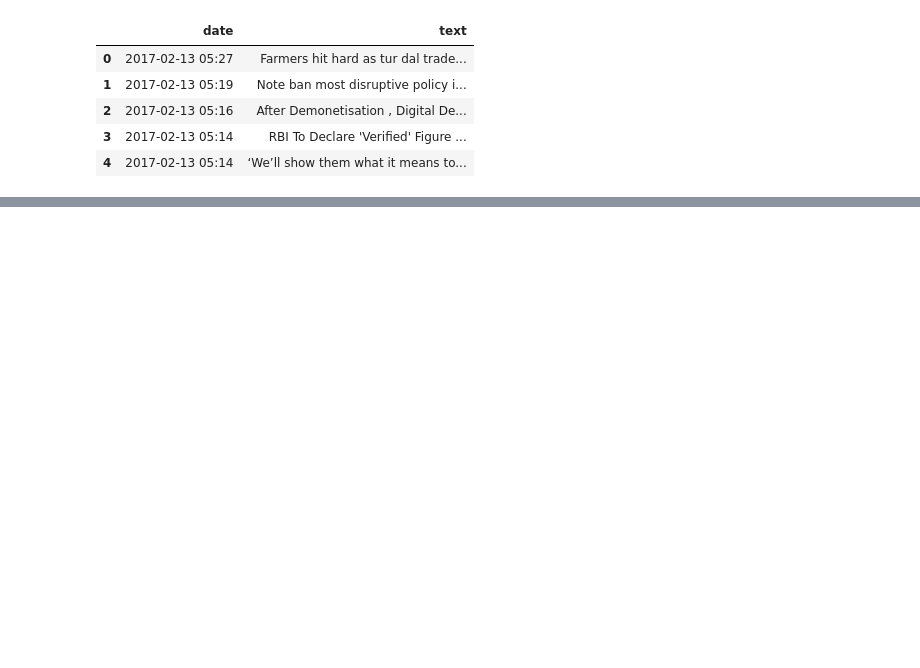
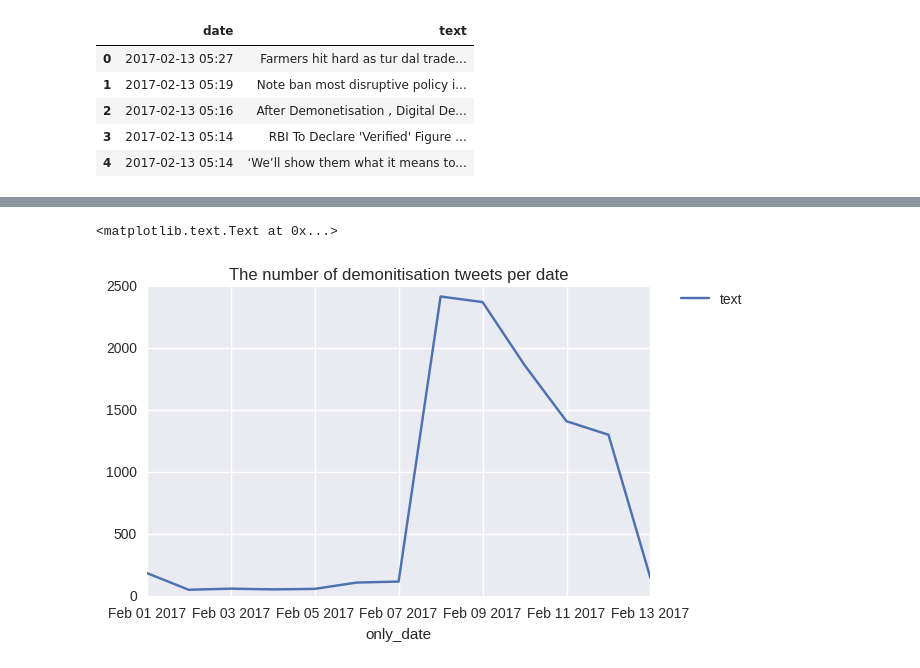
Before and after one commit to JiteshPshah/Twitter-Mining, a Jupyter notebook: Twitter_mining.ipynb, the cells around one changed output, grey strips where cells are left out. Saved outputs shown, nothing was run; the diff lists cells and outputs as text; code cells hidden in the pictures; blank space fills up the shorter version.

```diff
--- a/Twitter_mining.ipynb
+++ b/Twitter_mining.ipynb
@@ -110,0 +169,5 @@ IndexError: string index out of range
+# %%
+Tweets_WithDate['only_date'] = pd.DatetimeIndex(Tweets_WithDate['date']).date
+# %%
+tweets_date=Tweets_WithDate.groupby(['only_date']).count()
+tweets_date['text']
@@ -110,0 +190,8 @@ IndexError: string index out of range
+# %%
+import seaborn as sns
+tweets_date['text'].transpose().plot(kind='line',figsize=(6.5, 4))
+plt.legend(bbox_to_anchor=(1.05, 1), loc=2, borderaxespad=0.)
+plt.title('The number of demonitisation tweets per date')
+# %% [output]
+<matplotlib.text.Text at 0x...>
+[figure, added]
```
Also changed, not shown: parts of 30 cells of this notebook.
